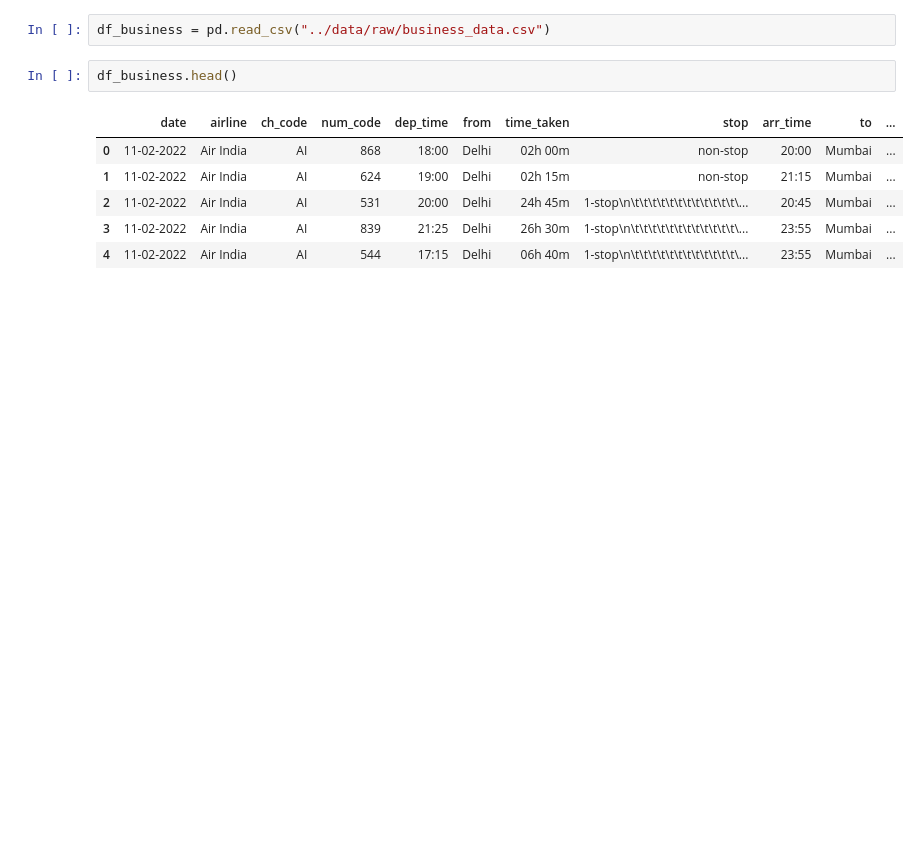
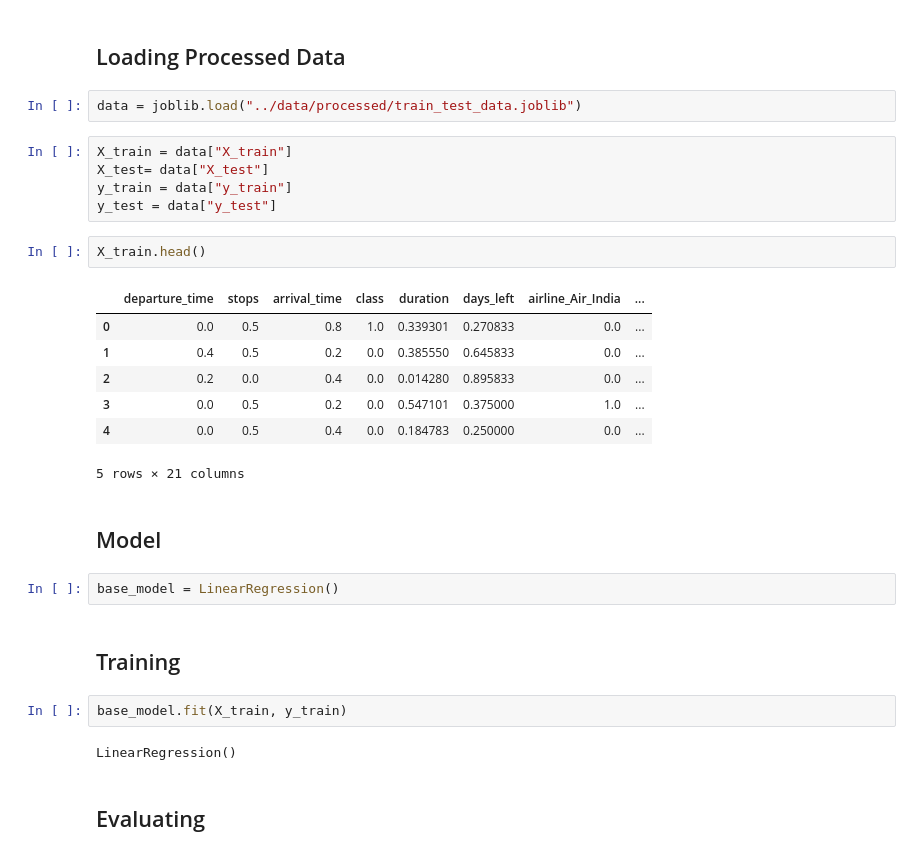
Before and after one commit to MaCh1Ne01/mle-specialization-01, a Jupyter notebook: notebooks/regression_model.ipynb, the cells around one changed output. Saved outputs shown, nothing was run; the diff lists cells and outputs as text; blank space fills up the shorter version.

Commit message:
Se culmina el preprocesamiento y se avanza con la implementación del modelo.

```diff
--- a/notebooks/regression_model.ipynb
+++ b/notebooks/regression_model.ipynb
@@ -15,11 +13,31 @@ import joblib
-# %%
-df_business = pd.read_csv("../data/raw/business_data.csv")
-# %%
-df_business.head()
-# %% [output]
-|  | date | airline | ch_code | num_code | dep_time | from | time_taken | stop | arr_time | to | ... |
-| 0 | 11-02-2022 | Air India | AI | 868 | 18:00 | Delhi | 02h 00m | non-stop | 20:00 | Mumbai | ... |
-| 1 | 11-02-2022 | Air India | AI | 624 | 19:00 | Delhi | 02h 15m | non-stop | 21:15 | Mumbai | ... |
-| 2 | 11-02-2022 | Air India | AI | 531 | 20:00 | Delhi | 24h 45m | 1-stop\n\t\t\t\t\t\t\t\t\t\t\t\t\... | 20:45 | Mumbai | ... |
-| 3 | 11-02-2022 | Air India | AI | 839 | 21:25 | Delhi | 26h 30m | 1-stop\n\t\t\t\t\t\t\t\t\t\t\t\t\... | 23:55 | Mumbai | ... |
-| 4 | 11-02-2022 | Air India | AI | 544 | 17:15 | Delhi | 06h 40m | 1-stop\n\t\t\t\t\t\t\t\t\t\t\t\t\... | 23:55 | Mumbai | ... |
+# %% [markdown]
+## Loading Processed Data
+# %%
+data = joblib.load("../data/processed/train_test_data.joblib")
+# %%
+X_train = data["X_train"]
+X_test= data["X_test"]
+y_train = data["y_train"]
+y_test = data["y_test"]
+# %%
+X_train.head()
+# %% [output]
+|  | departure_time | stops | arrival_time | class | duration | days_left | airline_Air_India | ... |
+| 0 | 0.0 | 0.5 | 0.8 | 1.0 | 0.339301 | 0.270833 | 0.0 | ... |
+| 1 | 0.4 | 0.5 | 0.2 | 0.0 | 0.385550 | 0.645833 | 0.0 | ... |
+| 2 | 0.2 | 0.0 | 0.4 | 0.0 | 0.014280 | 0.895833 | 0.0 | ... |
+| 3 | 0.0 | 0.5 | 0.2 | 0.0 | 0.547101 | 0.375000 | 1.0 | ... |
+| 4 | 0.0 | 0.5 | 0.4 | 0.0 | 0.184783 | 0.250000 | 0.0 | ... |
+5 rows × 21 columns
+# %% [markdown]
+## Model
+# %%
+base_model = LinearRegression()
+# %% [markdown]
+## Training
+# %%
+base_model.fit(X_train, y_train)
+# %% [output]
+LinearRegression()
+# %% [markdown]
+## Evaluating
```
Also changed, not shown: parts of 6 cells of this notebook, 7 other files.
